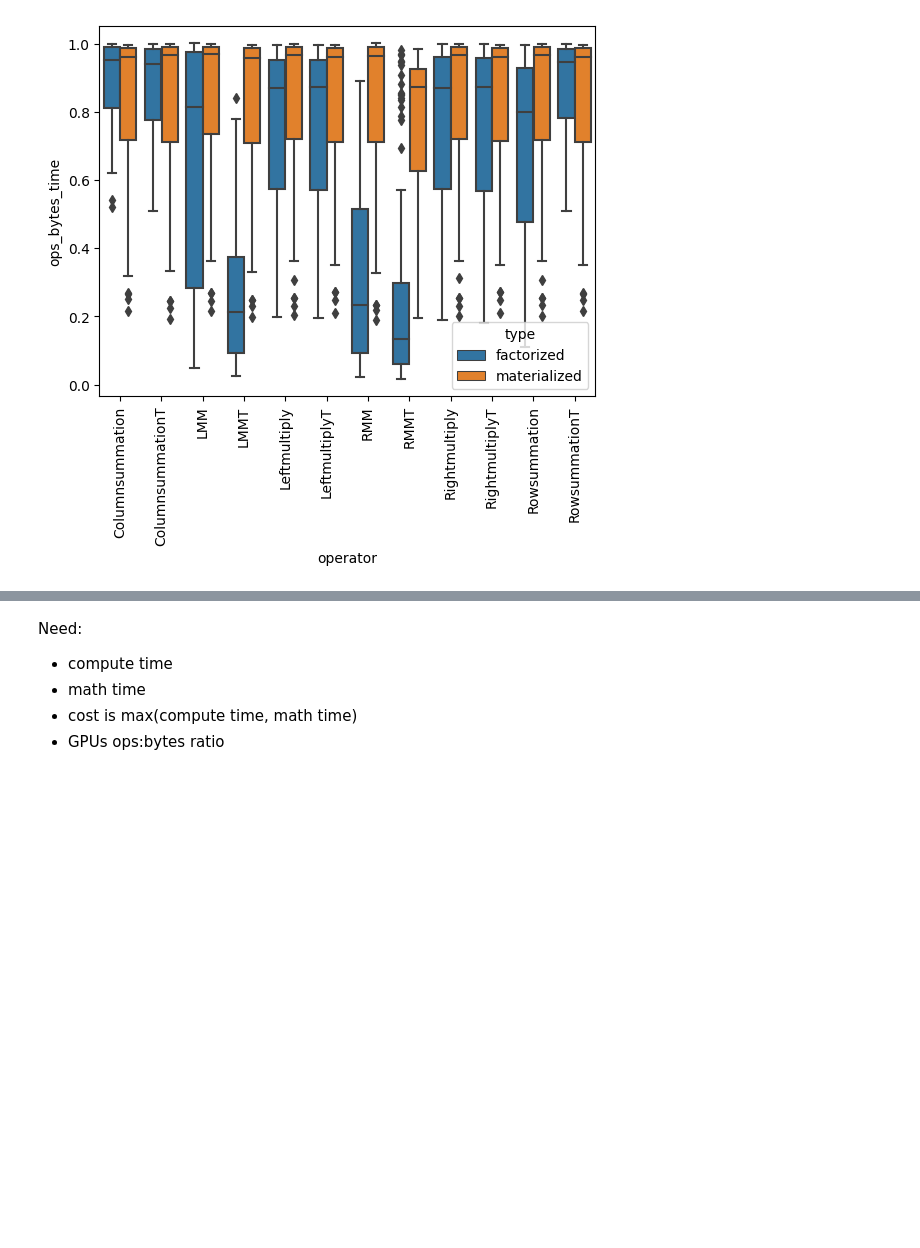
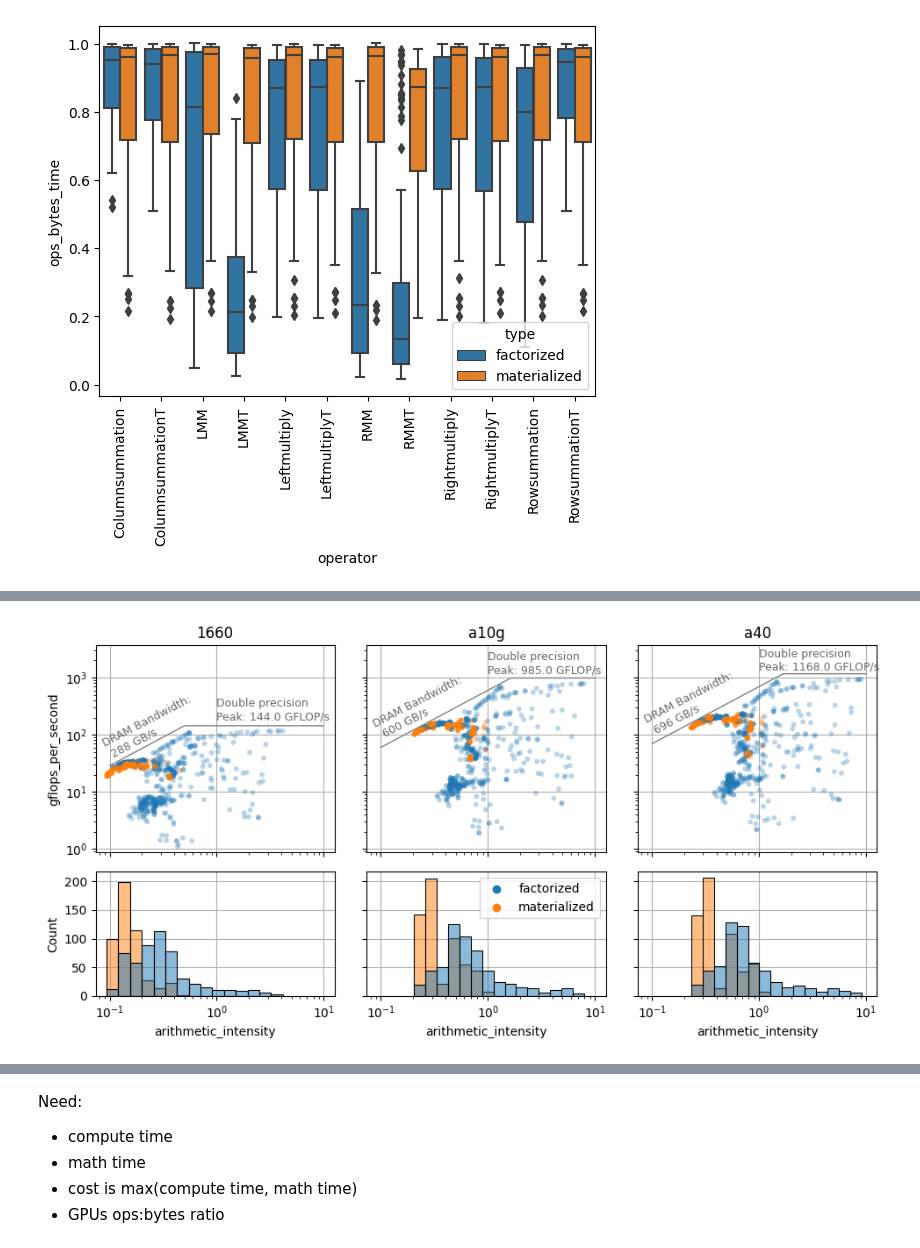
Before and after one commit to ptemarvelde/amalur-experiments, a Jupyter notebook: results/full_1/analytical_model/analytical.ipynb, the cells around one changed output, grey strips where cells are left out. Drawn from its saved outputs; the diff is of its cells as text; code cells hidden in the pictures; blank space fills up the shorter version.

```diff
--- a/results/full_1/analytical_model/analytical.ipynb
+++ b/results/full_1/analytical_model/analytical.ipynb
@@ -280,3 +337,79 @@ with_gpu_chars.memory_throughput_weighted_mean.hist()
+# %%
+with_gpu_chars["gflops_per_second"] = with_gpu_chars["ops_per_second"] / 1e9
+y_lim_max_flops = with_gpu_chars["gflops_per_second"].max()
+fig, axs = plt.subplots(
+    2, 3, figsize=(10, 5.0), sharey="row", sharex=True, gridspec_kw={"height_ratios": [2.5, 1.5]}
+)
+
+
+annot_locs = {
+    "1660": (10**0, 2**7.5),
+    "a10g": (10**0, 2**10.2),
+    "a40":(10**0, 2**10.4)
+}
+for subaxs, (name, group) in zip(axs.T, with_gpu_chars.groupby(["gpu"])):
+    ax = subaxs[0]
+    bandwidth = group["gpu_memory_bandwidth"].iloc[0]
+    max_flops = group["gpu_processing_power_double_precision"].iloc[0] * 1e3
+    xs = np.logspace(-1, 1, 100)
+    ys = [min(bandwidth * x, max_flops) for x in xs]
+
+    ax.plot(xs, ys, color="grey", linewidth=1)
+    ax.annotate(
+        f"DRAM Bandwidth:\n {bandwidth} GB/s",
+        xy=[xs[0], ys[0]**1.10],
+        fontsize=9,
+        rotation=27.5,
+        rotation_mode="anchor",
+        color="dimgray",
+    )
+
+    ax.annotate(
+        f"Double precision\nPeak: {max_flops} GFLOP/s",
+        xy=annot_locs[name],
+        fontsize=9,
+        color="dimgray",
+    )
+
+    sns.scatterplot(
+        data=group, x="arithmetic_intensity", y="gflops_per_second", hue="type", ax=ax, alpha=0.3, size=1, linewidth=0
+    )
+    ax.set_title(name)
+    ax.set_yscale("log", base=10)
+    ax.set_ylim(top=y_lim_max_flops**1.2)
+    ax = subaxs[1]
+    # sns.kdeplot(data=group, x='arithmetic_intensity', hue='type', ax=ax, log_scale=True)
+    sns.histplot(
+        data=group,
+        x="arithmetic_intensity",
+        hue="type",
+        ax=ax,
+        kde=False,
+        stat="count",
+        log_scale=(10, False),
+        bins=15,
+        legend=True,
+    )
+
+axs = axs.flatten()
+x_min = min(ax.get_xlim()[0] for ax in axs.flatten())
+x_max = min(ax.get_xlim()[0] for ax in axs.flatten())
+handles, labels = axs[0].get_legend_handles_labels()
+for ax in axs:
+    ax.grid()
+    ax.set_axisbelow(True)
+    ax.get_legend().remove()
+    # ax.set_yscale('log')
+    # ax.set_xscale('log')
+    # ax.set_xlim(0.0, x_max)
+
+# axs[0].legend(handles[:2], labels[:2], loc='lower right')
+axs[4].legend(handles[:2], labels[:2], loc="upper right")
+
+fig.tight_layout()
+fig.savefig("/home/pepijn/Documents/uni/y5/thesis/writing/overleaf/chapters/05_cost_estimation/figures/roofline-plot.pdf")
+# %% [output]
+[figure, added]
 # %%
 with_gpu_chars.columns
 # %% [output]
```
Also changed, not shown: parts of 16 cells of this notebook, 1 other file.
